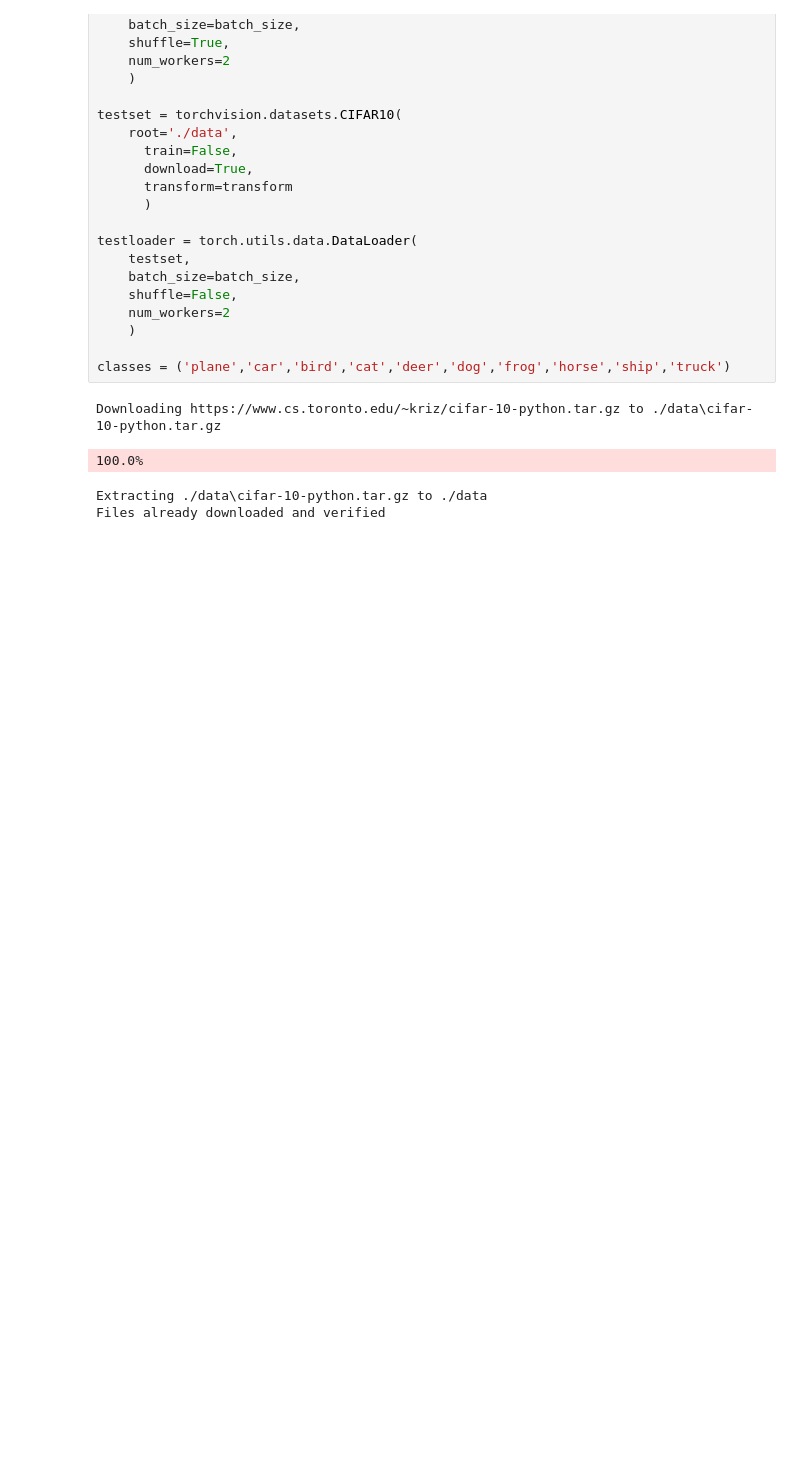
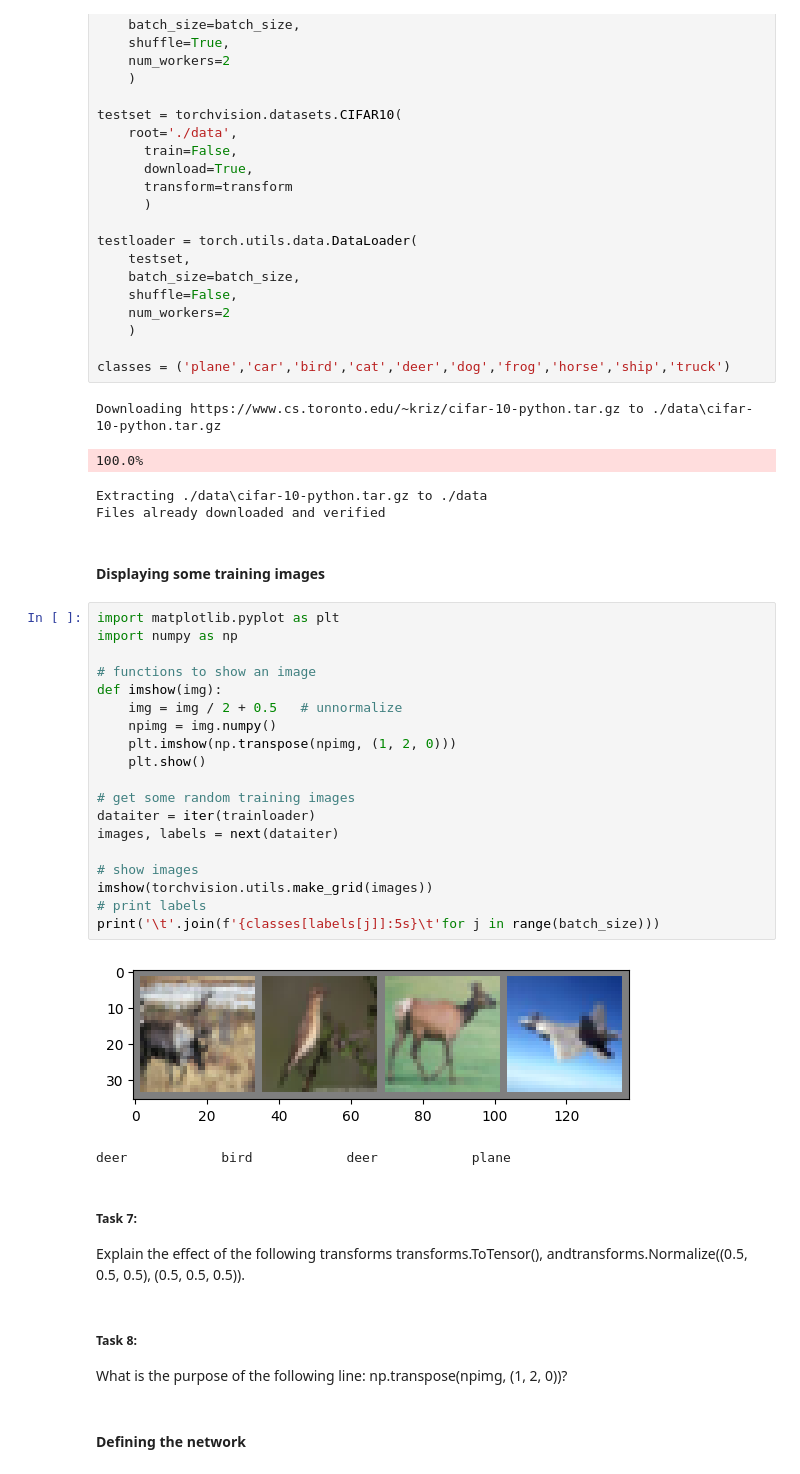
Before and after one commit to Mohammed-Abed-Alkareem/INTELLIGENT-SYSTEMS-LAB, a Jupyter notebook: Exp_8/exp_8.ipynb, the cells around one changed output. Drawn from its saved outputs; the diff is of its cells as text; blank space fills up the shorter version.

```diff
--- a/Exp_8/exp_8.ipynb
+++ b/Exp_8/exp_8.ipynb
@@ -238,3 +238,35 @@ Downloading https://www.cs.toronto.edu/~kriz/cifar-10-python.tar.gz to ./data\ci
 100.0%
 Extracting ./data\cifar-10-python.tar.gz to ./data
 Files already downloaded and verified
+# %% [markdown]
+#### Displaying some training images
+# %%
+import matplotlib.pyplot as plt
+import numpy as np
+
+# functions to show an image
+def imshow(img):
+    img = img / 2 + 0.5   # unnormalize
+    npimg = img.numpy()
+    plt.imshow(np.transpose(npimg, (1, 2, 0)))
+    plt.show()
+
+# get some random training images
+dataiter = iter(trainloader)
+images, labels = next(dataiter)
+
+# show images
+imshow(torchvision.utils.make_grid(images))
+# print labels
+print('\t'.join(f'{classes[labels[j]]:5s}\t'for j in range(batch_size)))
+# %% [output]
+[figure, added]
+deer            bird            deer            plane
+# %% [markdown]
+##### Task 7:
+Explain  the  effect  of  the  following  transforms  transforms.ToTensor(),  andtransforms.Normalize((0.5, 0.5, 0.5), (0.5, 0.5, 0.5)).
+# %% [markdown]
+##### Task 8:
+ What is the purpose of the following line:  np.transpose(npimg, (1, 2, 0))?
+# %% [markdown]
+#### Defining the network
```
Also changed, not shown: parts of 5 cells of this notebook.
